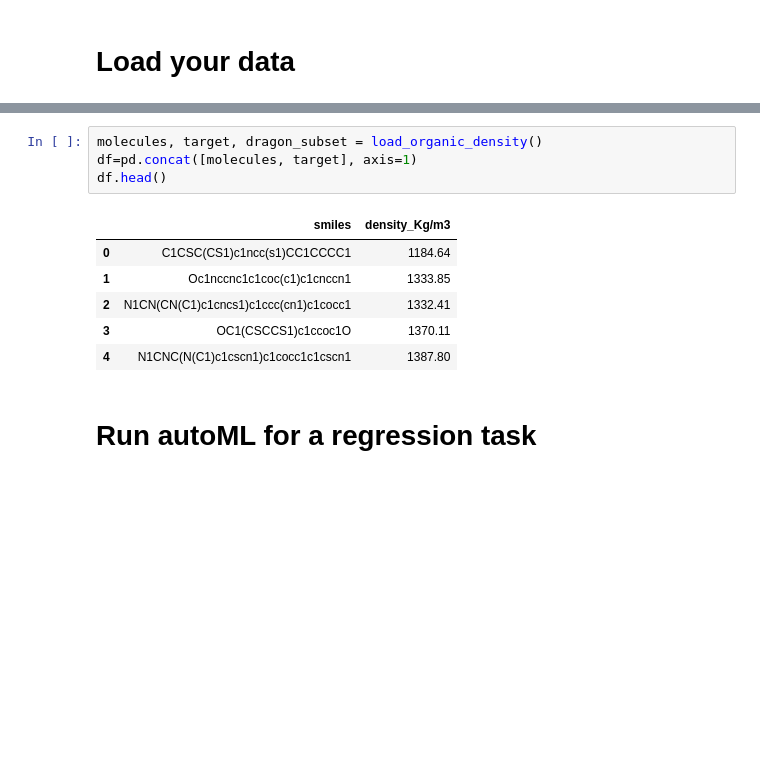
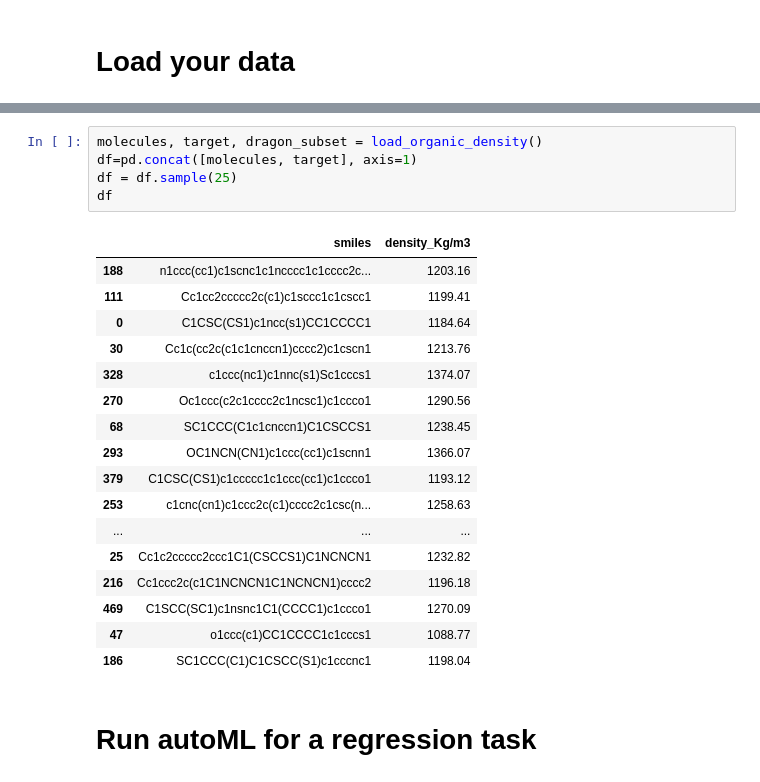
Before and after one commit to hachmannlab/chemml, a Jupyter notebook: docs/ipython_notebooks/autoML_regression.ipynb, the cells around one changed output, grey strips where cells are left out. Drawn from its saved outputs; the diff is of its cells as text; blank space fills up the shorter version.

```diff
--- a/docs/ipython_notebooks/autoML_regression.ipynb
+++ b/docs/ipython_notebooks/autoML_regression.ipynb
@@ -44,14 +41,26 @@ from chemml.datasets import load_organic_density
 # %%
 molecules, target, dragon_subset = load_organic_density()
 df=pd.concat([molecules, target], axis=1)
-df.head()
+df = df.sample(25)
+df
 # %% [output]
 |  | smiles | density_Kg/m3 |
+| 188 | n1ccc(cc1)c1scnc1c1ncccc1c1cccc2c... | 1203.16 |
+| 111 | Cc1cc2ccccc2c(c1)c1sccc1c1cscc1 | 1199.41 |
 | 0 | C1CSC(CS1)c1ncc(s1)CC1CCCC1 | 1184.64 |
-| 1 | Oc1nccnc1c1coc(c1)c1cnccn1 | 1333.85 |
-| 2 | N1CN(CN(C1)c1cncs1)c1ccc(cn1)c1cocc1 | 1332.41 |
-| 3 | OC1(CSCCS1)c1ccoc1O | 1370.11 |
-| 4 | N1CNC(N(C1)c1cscn1)c1cocc1c1cscn1 | 1387.80 |
+| 30 | Cc1c(cc2c(c1c1cnccn1)cccc2)c1cscn1 | 1213.76 |
+| 328 | c1ccc(nc1)c1nnc(s1)Sc1cccs1 | 1374.07 |
+| 270 | Oc1ccc(c2c1cccc2c1ncsc1)c1ccco1 | 1290.56 |
+| 68 | SC1CCC(C1c1cnccn1)C1CSCCS1 | 1238.45 |
+| 293 | OC1NCN(CN1)c1ccc(cc1)c1scnn1 | 1366.07 |
+| 379 | C1CSC(CS1)c1ccccc1c1ccc(cc1)c1ccco1 | 1193.12 |
+| 253 | c1cnc(cn1)c1ccc2c(c1)cccc2c1csc(n... | 1258.63 |
+| ... | ... | ... |
+| 25 | Cc1c2ccccc2ccc1C1(CSCCS1)C1NCNCN1 | 1232.82 |
+| 216 | Cc1ccc2c(c1C1NCNCN1C1NCNCN1)cccc2 | 1196.18 |
+| 469 | C1SCC(SC1)c1nsnc1C1(CCCC1)c1ccco1 | 1270.09 |
+| 47 | o1ccc(c1)CC1CCCC1c1cccs1 | 1088.77 |
+| 186 | SC1CCC(C1)C1CSCC(S1)c1cccnc1 | 1198.04 |
 # %% [markdown]
 # Run autoML for a regression task
 # %%
```
Also changed, not shown: parts of 3 cells of this notebook, 21 other files.
